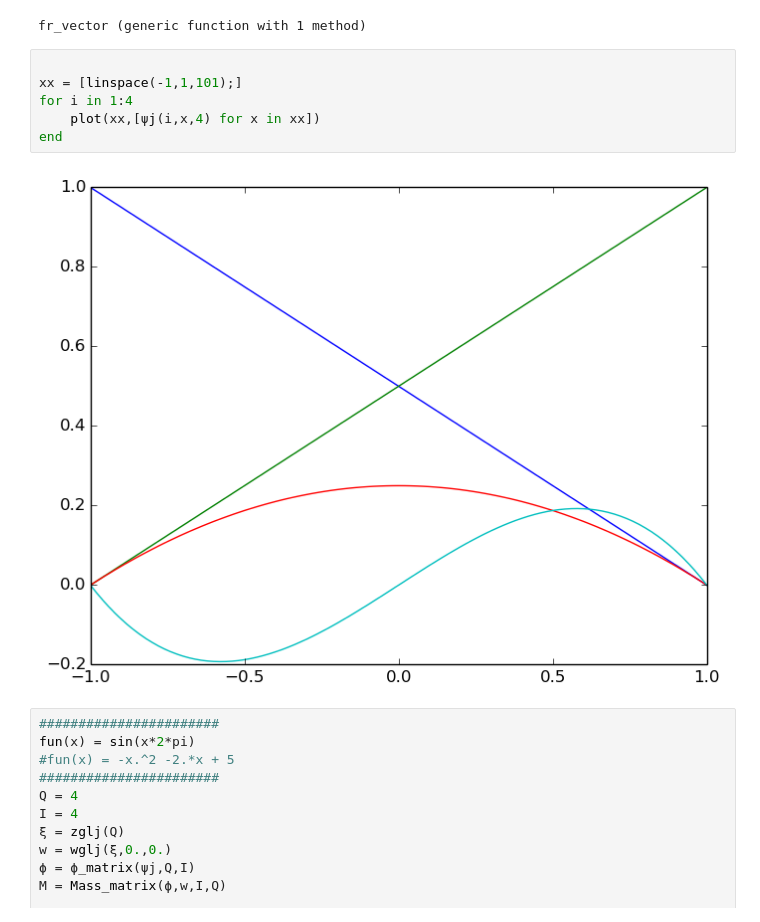
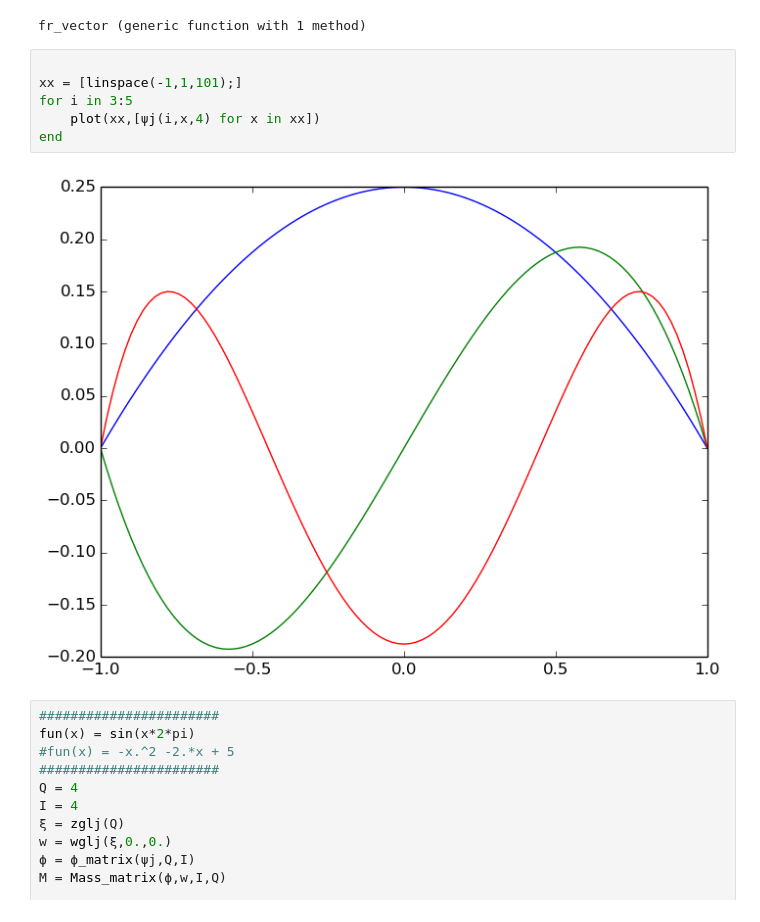
Before and after one commit to augustot2/monografia, a Jupyter notebook: src/codes/EDO_solver.ipynb, the cells around one changed output. Cells and saved outputs as stored; diff of their text form.

```diff
--- a/src/codes/EDO_solver.ipynb
+++ b/src/codes/EDO_solver.ipynb
@@ -60,11 +60,11 @@ fr_vector (generic function with 1 method)
 # %%
 
 xx = [linspace(-1,1,101);]
-for i in 1:4
+for i in 3:5
     plot(xx,[ψj(i,x,4) for x in xx])
 end
 # %% [output]
-[figure, old version]
+[figure, new version]
 # %%
 #######################
 fun(x) = sin(x*2*pi)
```
Also changed, not shown: parts of 4 cells of this notebook, 5 other files.
